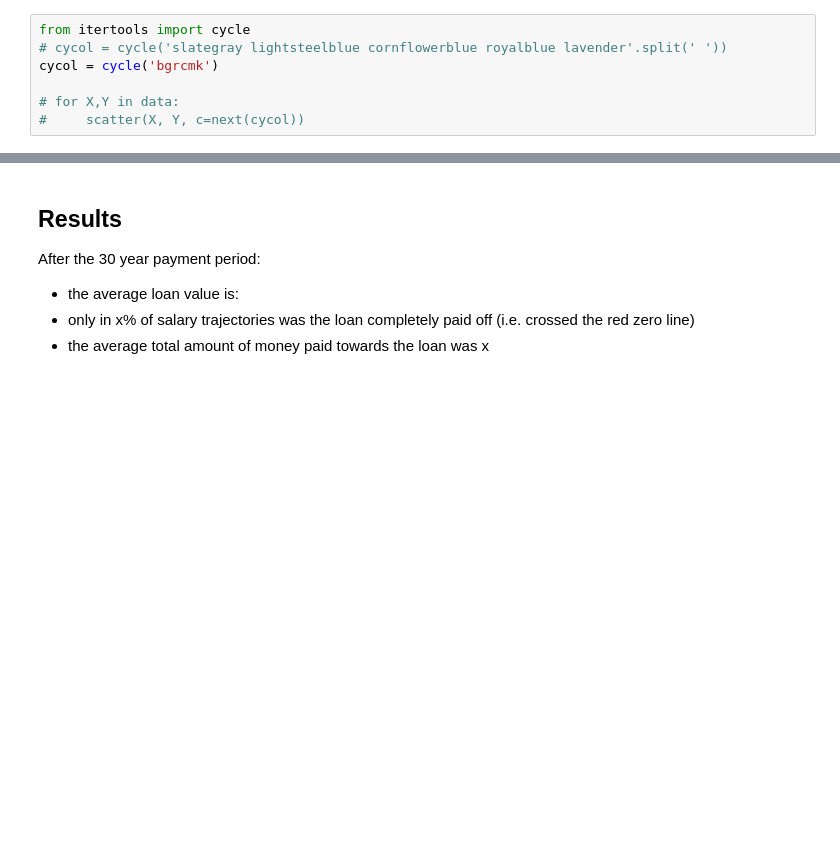
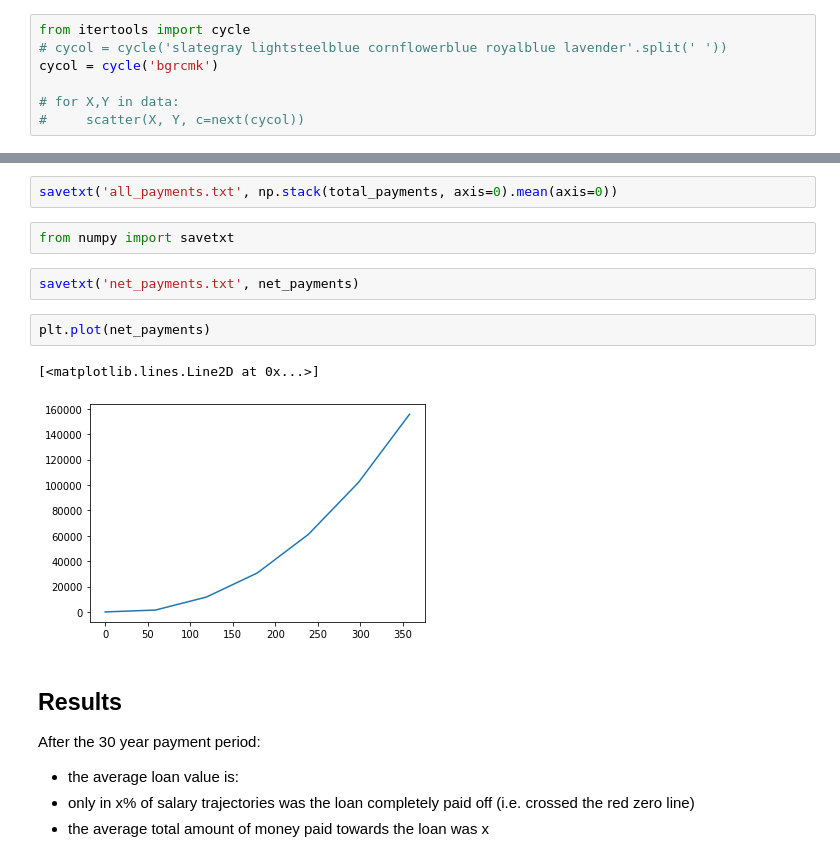
Before and after one commit to lvassor/student_finance_simulation, a Jupyter notebook: notebooks/payoffSimulation_blog_style.ipynb, the cells around one changed output, grey strips where cells are left out. Drawn from its saved outputs; the diff is of its cells as text; blank space fills up the shorter version.

```diff
--- a/notebooks/payoffSimulation_blog_style.ipynb
+++ b/notebooks/payoffSimulation_blog_style.ipynb
@@ -409,3 +425,14 @@ np.mean(total_payments)
+# %%
+savetxt('all_payments.txt', np.stack(total_payments, axis=0).mean(axis=0))
+# %%
+from numpy import savetxt
+# %%
+savetxt('net_payments.txt', net_payments)
+# %%
+plt.plot(net_payments)
+# %% [output]
+[<matplotlib.lines.Line2D at 0x...>]
+[figure, added]
 # %% [markdown]
 ## Results
 After the 30 year payment period:
```
Also changed, not shown: parts of 6 cells of this notebook, 10 other files.
